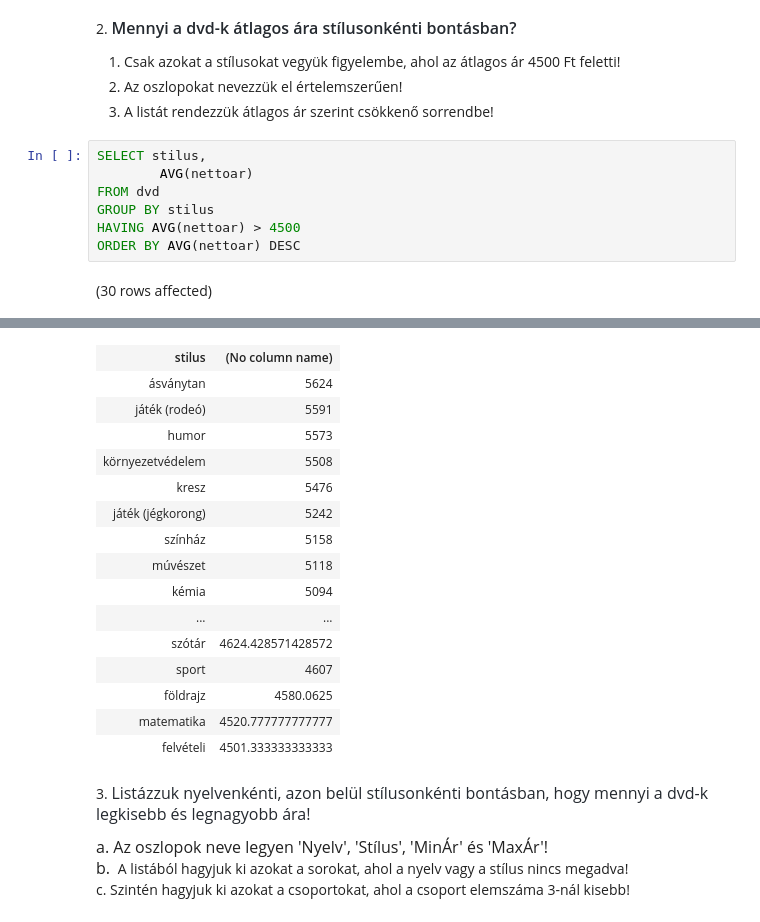
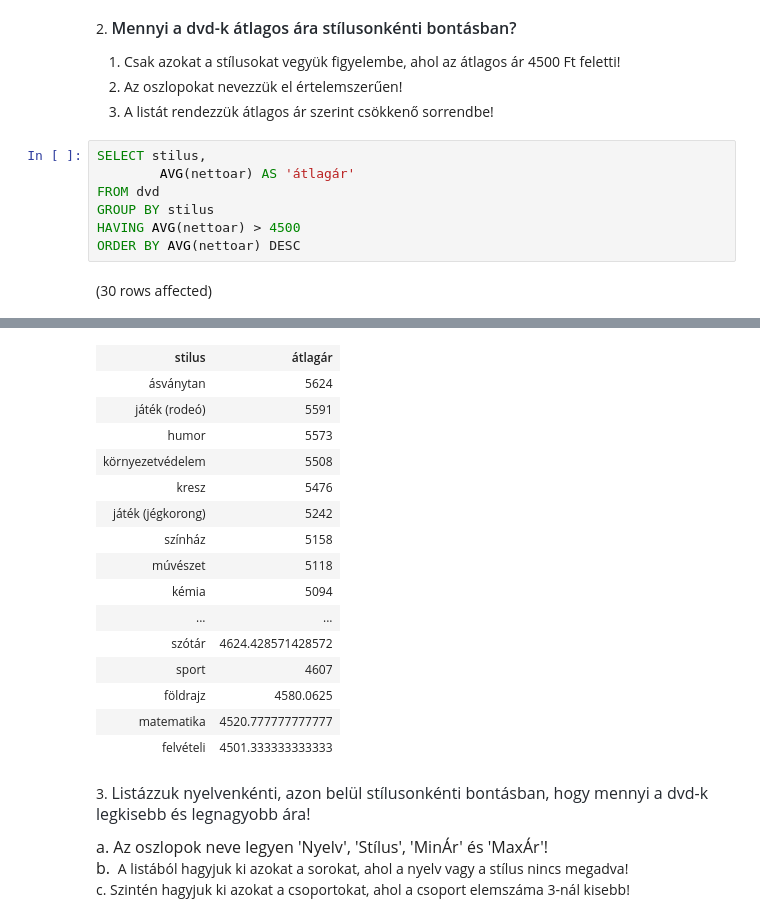
Before and after one commit to gaborbrown/sql, a Jupyter notebook: gyakorlat02_feladatok .ipynb, the cells around one changed output, grey strips where cells are left out. Drawn from its saved outputs; the diff is of its cells as text.

```diff
--- a/gyakorlat02_feladatok .ipynb
+++ b/gyakorlat02_feladatok .ipynb
@@ -24,7 +24,7 @@ Total execution time: 00:00:00.043
 3. A listát rendezzük átlagos ár szerint csökkenő sorrendbe!
 # %%
 SELECT stilus,
-        AVG(nettoar)
+        AVG(nettoar) AS 'átlagár'
 FROM dvd
 GROUP BY stilus
 HAVING AVG(nettoar) > 4500
@@ -35,4 +35,4 @@ Total execution time: 00:00:00.019
-| stilus | (No column name) |
+| stilus | átlagár |
 | ásványtan | 5624 |
 | játék (rodeó) | 5591 |
 | humor | 5573 |
```
Also changed, not shown: parts of 6 cells of this notebook.
